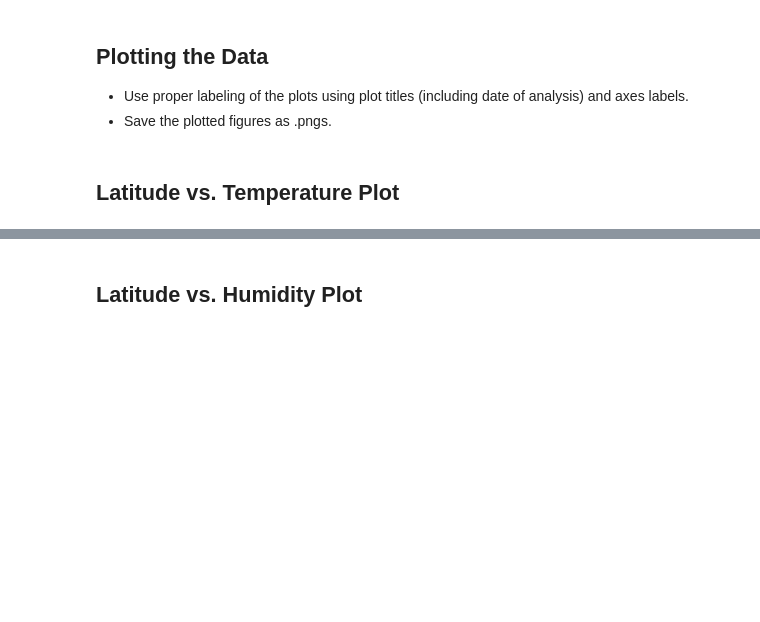
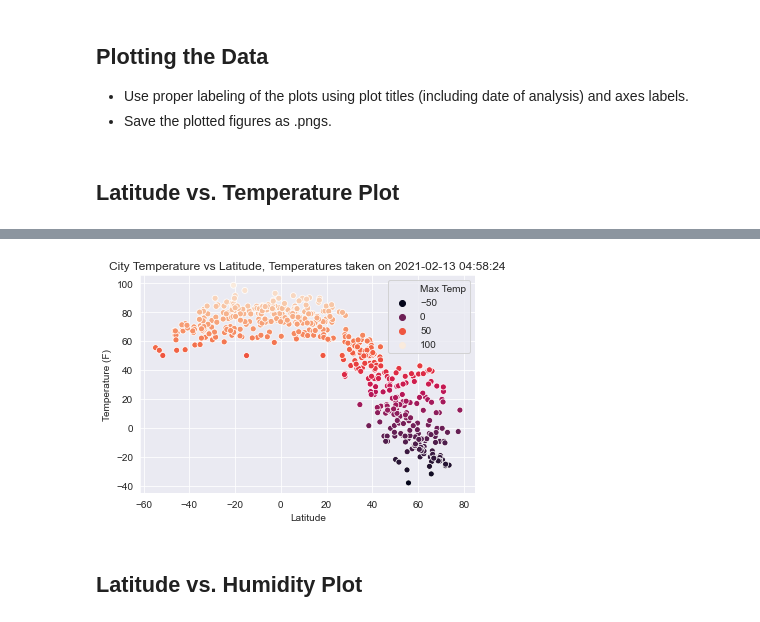
Before and after one commit to Leonidesguerra/python-api-challenge, a Jupyter notebook: WeatherPy.ipynb, the cells around one changed output, grey strips where cells are left out. Drawn from its saved outputs; the diff is of its cells as text; code cells hidden in the pictures; blank space fills up the shorter version.

```diff
--- a/WeatherPy.ipynb
+++ b/WeatherPy.ipynb
@@ -145,0 +142,5 @@ Skip this step if there are no cities that have humidity > 100%.
+# %%
+#checking if there are values of humidity > 100
+# result:there are no values of hummidity over 100
+cw_df= pd.read_csv(output_data_file)
+cw_df['Humidity'].max()
@@ -152,2 +168,13 @@ Skip this step if there are no cities that have humidity > 100%.
+# %%
+
+sns.scatterplot(x=cw_df['Lat'], y=cw_df['Max Temp'], hue= cw_df['Max Temp'], palette ="rocket")
+sns.color_palette("rocket")
+sns.set_style("darkgrid")
+plt.ylabel('Temperature (F)')
+plt.xlabel('Latitude')
+plt.title(f"City Temperature vs Latitude, Temperatures taken on {date}")
+plt.show()
+# %% [output]
+[figure, added]
 # %% [markdown]
 ## Latitude vs. Humidity Plot
```
Also changed, not shown: parts of 7 cells of this notebook.
